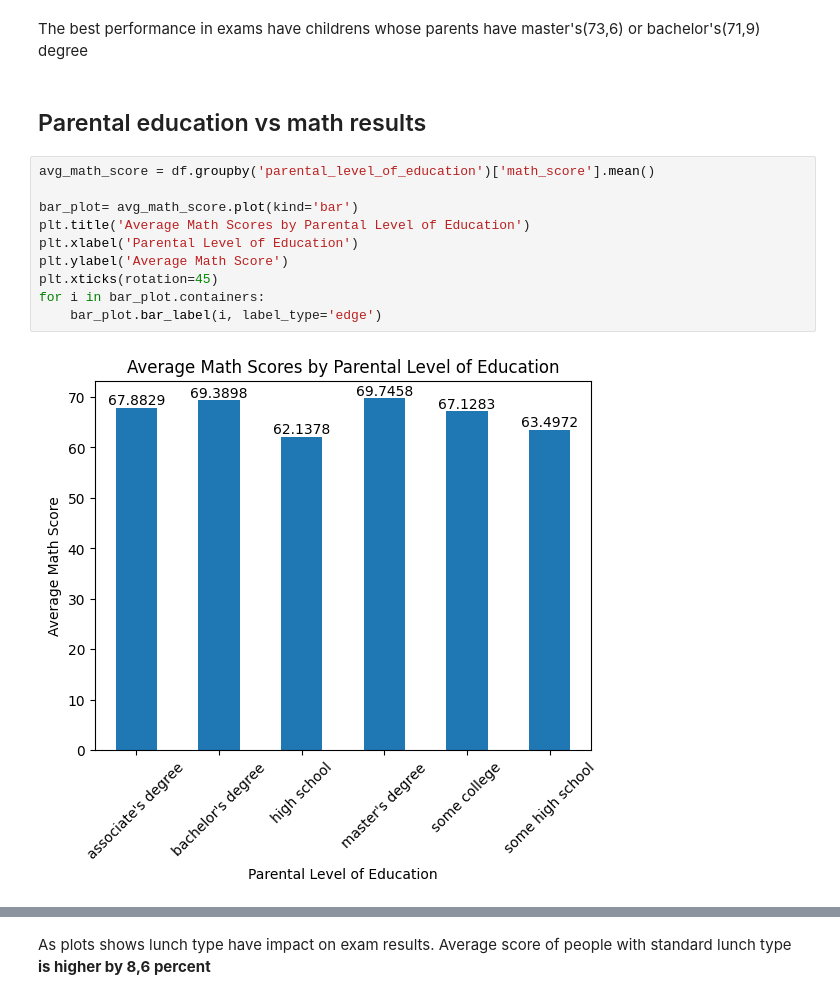
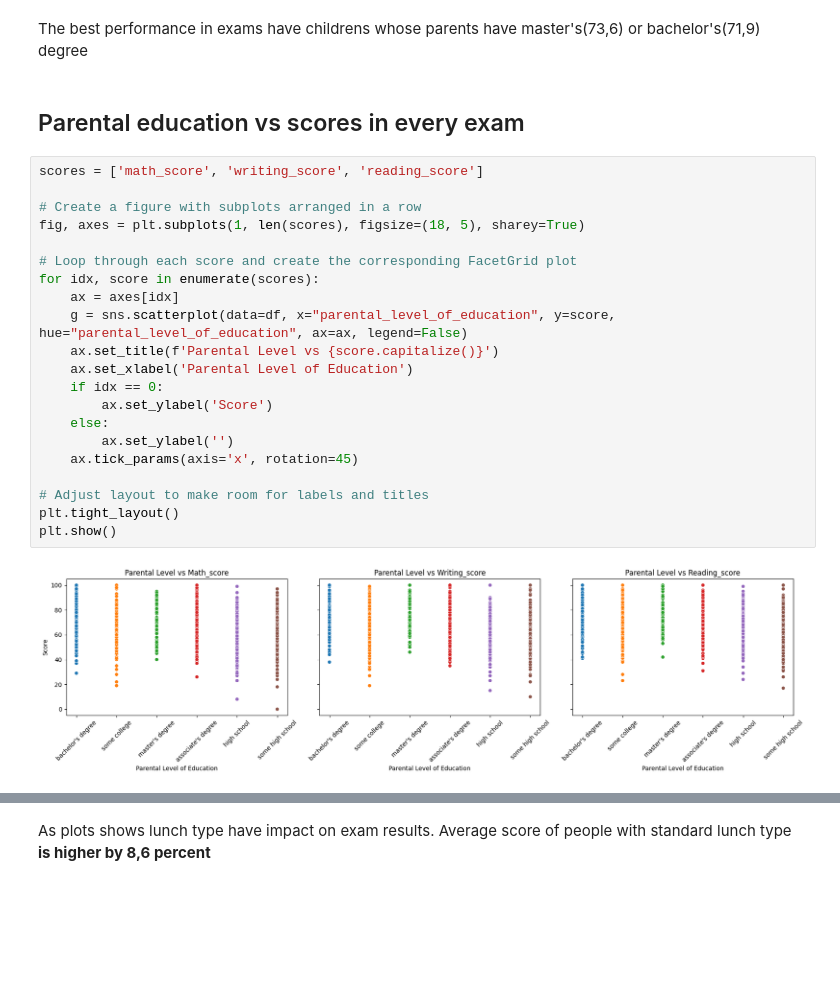
Before and after one commit to wiktor1468/StudentsStudyPerformance, a Jupyter notebook: StudentsStudyPerformance.ipynb, the cells around one changed output, grey strips where cells are left out. Cells and saved outputs as stored; diff of their text form; blank space fills up the shorter version.

```diff
--- a/StudentsStudyPerformance.ipynb
+++ b/StudentsStudyPerformance.ipynb
@@ -300,16 +305,27 @@ for i in bar_plot_avg.containers:
 # %% [markdown]
 The best performance in exams have childrens whose parents have master's(73,6) or bachelor's(71,9) degree
 # %% [markdown]
-## Parental education vs math results
+## Parental education vs scores in every exam
-# %%
-avg_math_score = df.groupby('parental_level_of_education')['math_score'].mean()
-
-bar_plot= avg_math_score.plot(kind='bar')
-plt.title('Average Math Scores by Parental Level of Education')
-plt.xlabel('Parental Level of Education')
-plt.ylabel('Average Math Score')
-plt.xticks(rotation=45)
-for i in bar_plot.containers:
-    bar_plot.bar_label(i, label_type='edge')
-# %% [output]
-[figure, removed]
+# %%
+scores = ['math_score', 'writing_score', 'reading_score']
+
+# Create a figure with subplots arranged in a row
+fig, axes = plt.subplots(1, len(scores), figsize=(18, 5), sharey=True)
+
+# Loop through each score and create the corresponding FacetGrid plot
+for idx, score in enumerate(scores):
+    ax = axes[idx]
+    g = sns.scatterplot(data=df, x="parental_level_of_education", y=score, hue="parental_level_of_education", ax=ax, legend=False)
+    ax.set_title(f'Parental Level vs {score.capitalize()}')
+    ax.set_xlabel('Parental Level of Education')
+    if idx == 0:
+        ax.set_ylabel('Score')
+    else:
+        ax.set_ylabel('')
+    ax.tick_params(axis='x', rotation=45)
+
+# Adjust layout to make room for labels and titles
+plt.tight_layout()
+plt.show()
+# %% [output]
+[figure, added]
```
Also changed, not shown: parts of 22 cells of this notebook.
